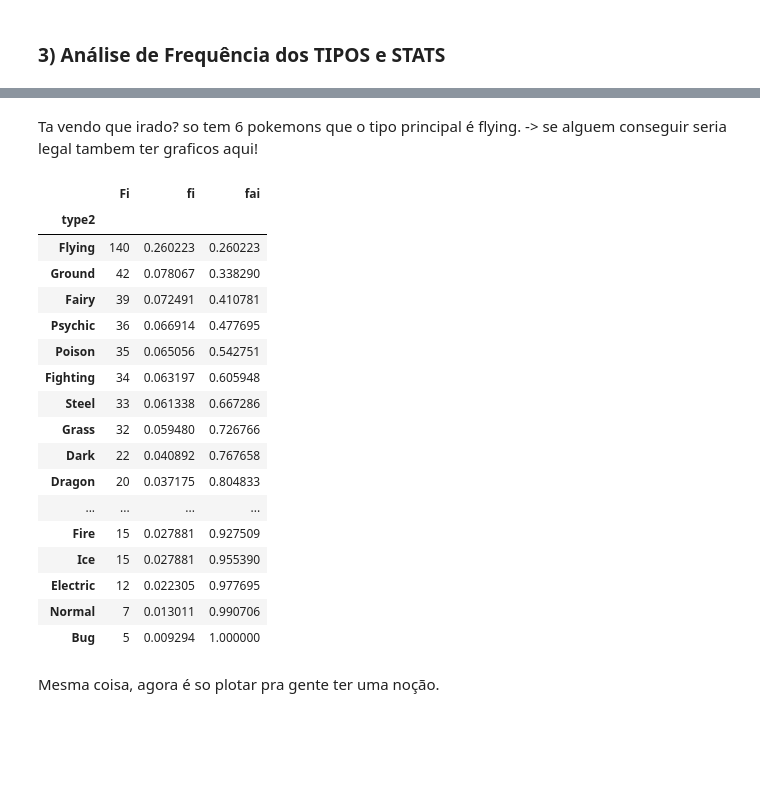
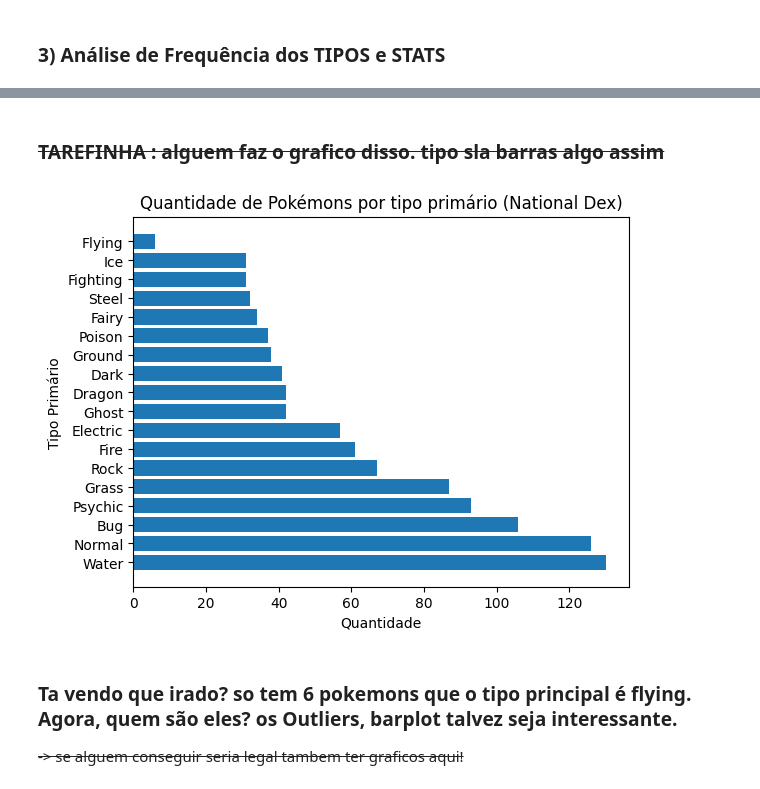
Before and after one commit to stepsbtw/pokestatistica, a Jupyter notebook: pokestatistica.ipynb, the cells around one changed output, grey strips where cells are left out. Saved outputs shown, nothing was run; the diff lists cells and outputs as text; code cells hidden in the pictures; blank space fills up the shorter version.

Commit message:
Adicionei os gráficos de barra da frequencia dos tipos.

```diff
--- a/pokestatistica.ipynb
+++ b/pokestatistica.ipynb
@@ -137,0 +150,20 @@ tipo1_frequencias
+# %% [markdown]
+### <s> TAREFINHA : alguem faz o grafico disso. tipo sla barras algo assim </s>
+# %%
+valores = tipo1_Fi.values
+labels = tipo1_Fi.index
+
+'''
+plt.bar(labels, valores)
+plt.xlabel('Tipo Primário')
+plt.ylabel('Quantidade')
+plt.title('Quantidade de Pokémons por tipo primário (National Dex)')
+plt.show()
+'''
+plt.barh(labels, valores)
+plt.xlabel('Quantidade')
+plt.ylabel('Tipo Primário')
+plt.title('Quantidade de Pokémons por tipo primário (National Dex)')
+plt.show()
+# %% [output]
+[figure, added]
@@ -138,6 +172,6 @@ tipo1_frequencias
 # %% [markdown]
-Ta vendo que irado? so tem 6 pokemons que o tipo principal é flying.
--> se alguem conseguir seria legal tambem ter graficos aqui!
+### Ta vendo que irado? so tem 6 pokemons que o tipo principal é flying. Agora, quem são eles? os Outliers, barplot talvez seja interessante.
+<s>-> se alguem conseguir seria legal tambem ter graficos aqui!</s>
 # %%
 # quão comum é cada tipo secundário?
 tipo2_Fi = df['type2'].value_counts() # absoluta
@@ -148,25 +182,2 @@ tipo2_frequencias = pd.DataFrame({'Fi': tipo2_Fi,
                                   'fi': tipo2_fi,
                                   'fai': tipo2_fai})
-# %%
-tipo2_frequencias
-# %% [output]
-|  | Fi | fi | fai |
-| type2 |  |  |  |
-| Flying | 140 | 0.260223 | 0.260223 |
-| Ground | 42 | 0.078067 | 0.338290 |
-| Fairy | 39 | 0.072491 | 0.410781 |
-| Psychic | 36 | 0.066914 | 0.477695 |
-| Poison | 35 | 0.065056 | 0.542751 |
-| Fighting | 34 | 0.063197 | 0.605948 |
-| Steel | 33 | 0.061338 | 0.667286 |
-| Grass | 32 | 0.059480 | 0.726766 |
-| Dark | 22 | 0.040892 | 0.767658 |
-| Dragon | 20 | 0.037175 | 0.804833 |
-| ... | ... | ... | ... |
-| Fire | 15 | 0.027881 | 0.927509 |
-| Ice | 15 | 0.027881 | 0.955390 |
-| Electric | 12 | 0.022305 | 0.977695 |
-| Normal | 7 | 0.013011 | 0.990706 |
-| Bug | 5 | 0.009294 | 1.000000 |
-# %% [markdown]
-Mesma coisa, agora é so plotar pra gente ter uma noção.
```
Also changed, not shown: parts of 10 cells of this notebook.
